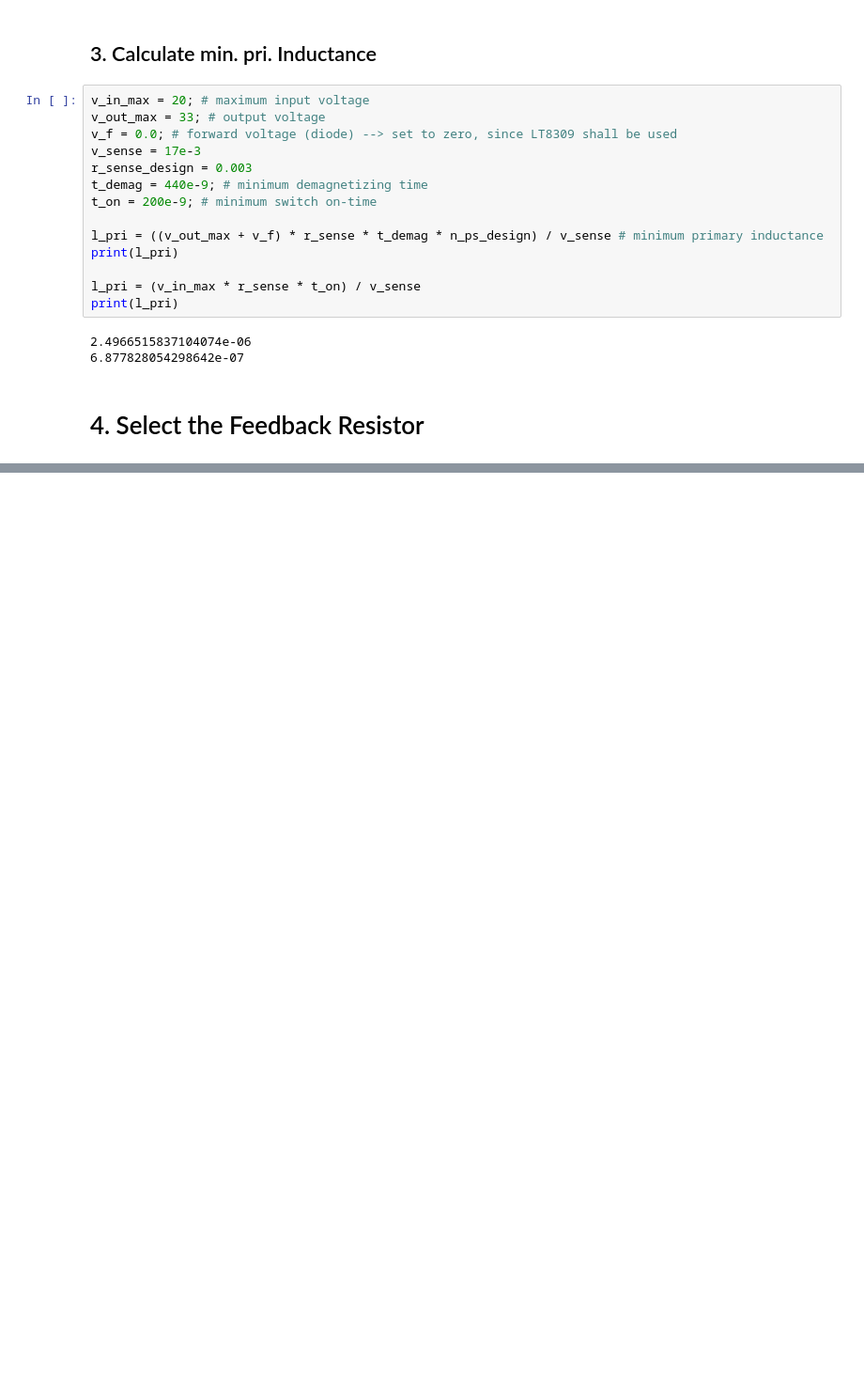
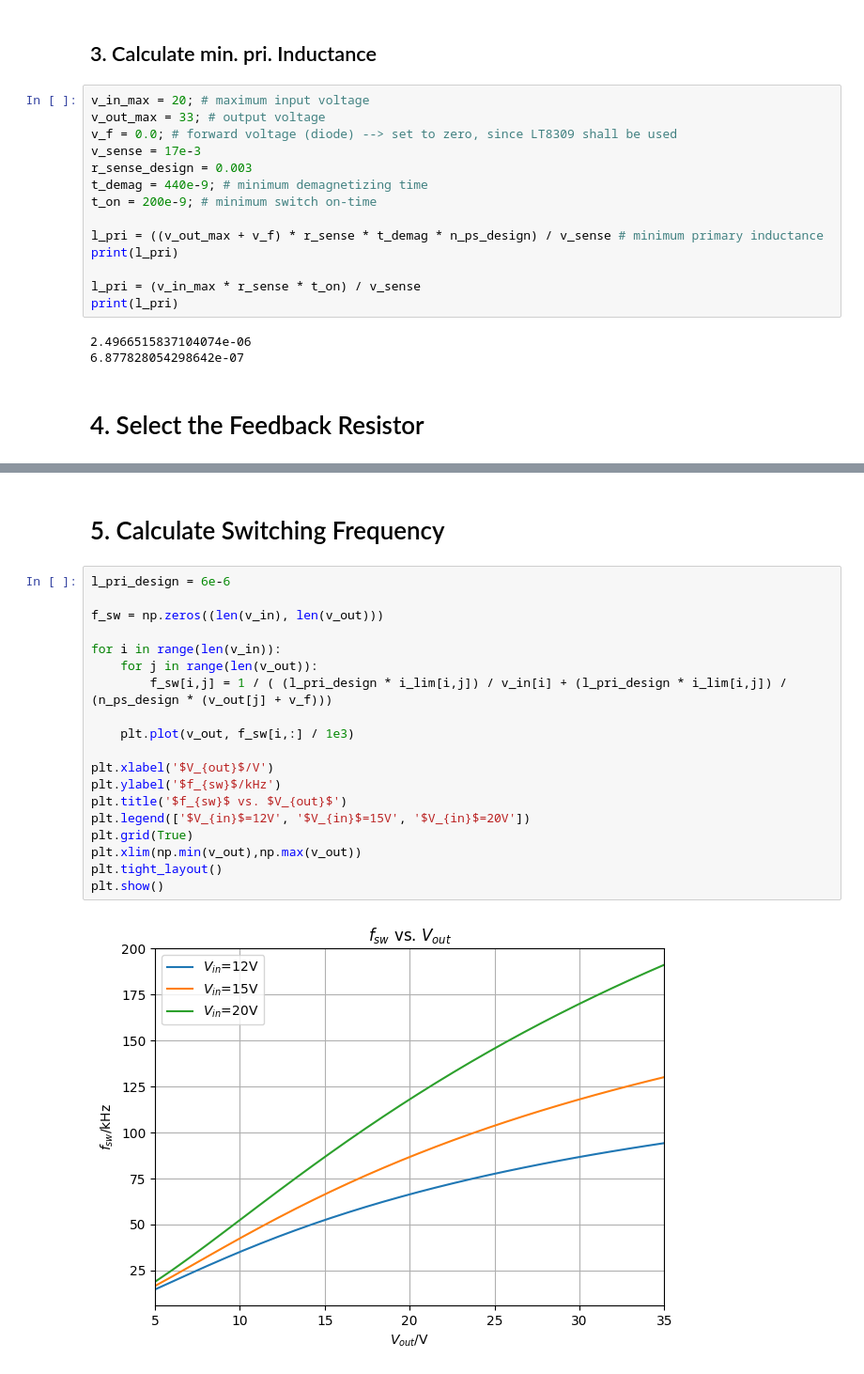
Before and after one commit to juulsA/usb-c-pd-vps, a Jupyter notebook: calculations/usb-c-pd-vps.ipynb, the cells around one changed output, grey strips where cells are left out. Shown at 94% size. Saved outputs shown, nothing was run; the diff lists cells and outputs as text; blank space fills up the shorter version.

Commit message:
Update usb-c-pd-vps.ipynb
- added switching frequency calculation

```diff
--- a/calculations/usb-c-pd-vps.ipynb
+++ b/calculations/usb-c-pd-vps.ipynb
@@ -115,0 +116,23 @@ plt.show()
+# %% [markdown]
+# 5. Calculate Switching Frequency
+# %%
+l_pri_design = 6e-6
+
+f_sw = np.zeros((len(v_in), len(v_out)))
+
+for i in range(len(v_in)):
+    for j in range(len(v_out)):
+        f_sw[i,j] = 1 / ( (l_pri_design * i_lim[i,j]) / v_in[i] + (l_pri_design * i_lim[i,j]) / (n_ps_design * (v_out[j] + v_f)))
+
+    plt.plot(v_out, f_sw[i,:] / 1e3)
+
+plt.xlabel('$V_{out}$/V')
+plt.ylabel('$f_{sw}$/kHz')
+plt.title('$f_{sw}$ vs. $V_{out}$')
+plt.legend(['$V_{in}$=12V', '$V_{in}$=15V', '$V_{in}$=20V'])
+plt.grid(True)
+plt.xlim(np.min(v_out),np.max(v_out))
+plt.tight_layout()
+plt.show()
+# %% [output]
+[figure, added]
```
Also changed, not shown: parts of 3 cells of this notebook.
